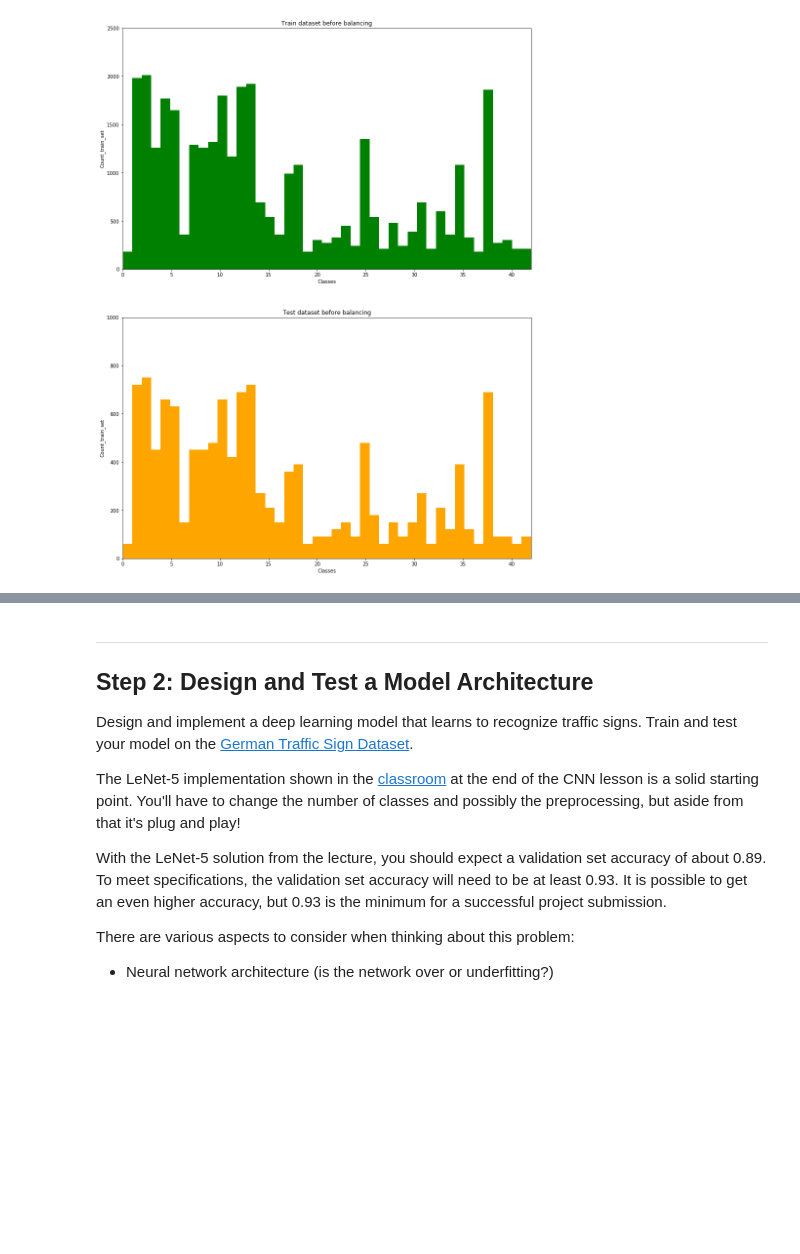
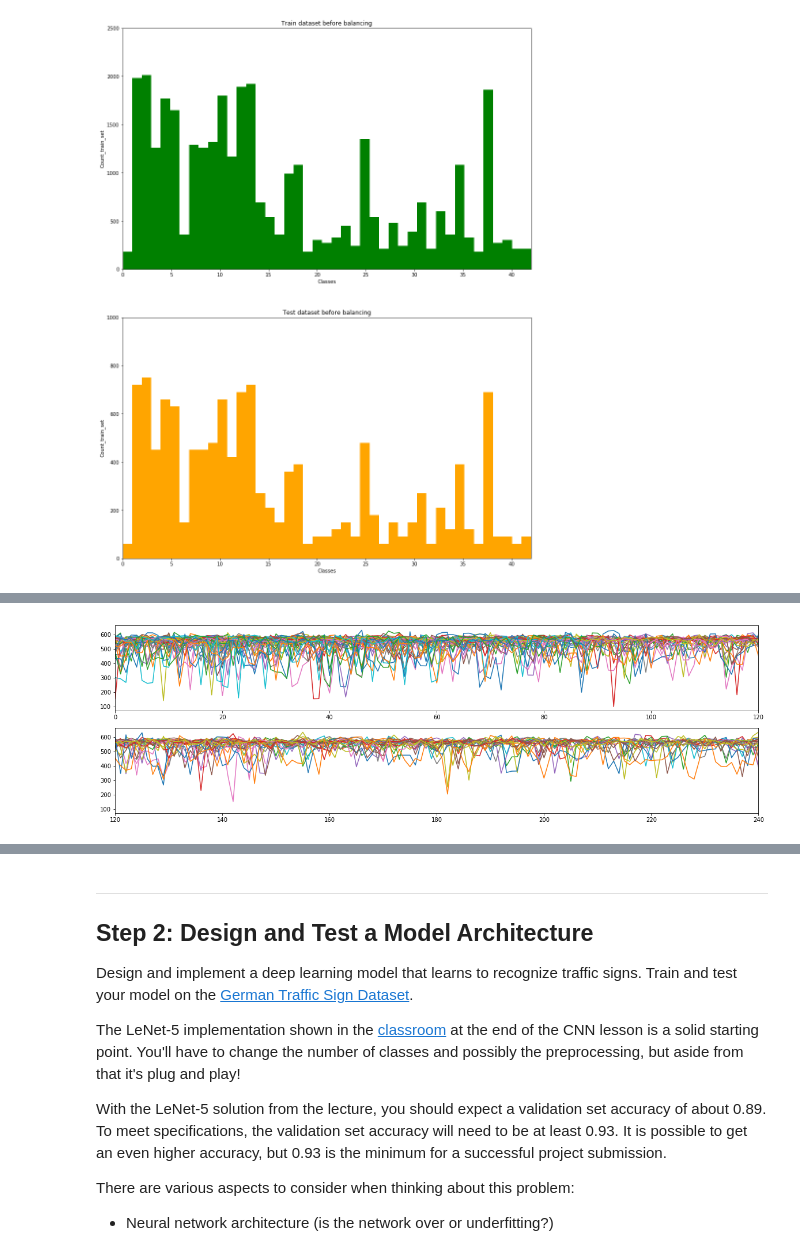
Before and after one commit to silenc3502/PyTensorTrafficSignClassify, a Jupyter notebook: Traffic_Sign_Classifier.ipynb, the cells around one changed output, grey strips where cells are left out. Saved outputs shown, nothing was run; the diff lists cells and outputs as text; code cells hidden in the pictures; blank space fills up the shorter version.

```diff
--- a/Traffic_Sign_Classifier.ipynb
+++ b/Traffic_Sign_Classifier.ipynb
@@ -131,0 +187,4 @@ plt.show()
+# %%
+display_image_similarity(X_test,y_test, nrows=2)
+# %% [output]
+[figure, added]
```
Also changed, not shown: parts of 45 cells of this notebook, 5 other files.
